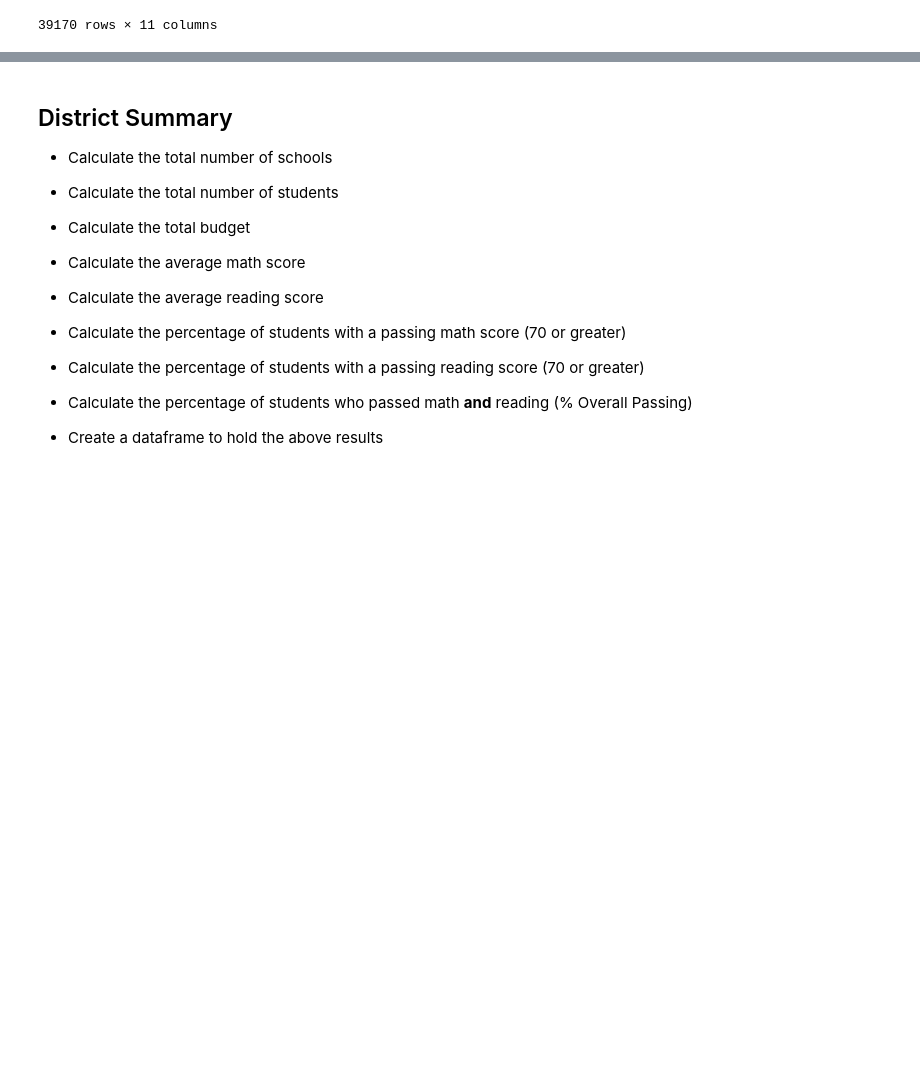
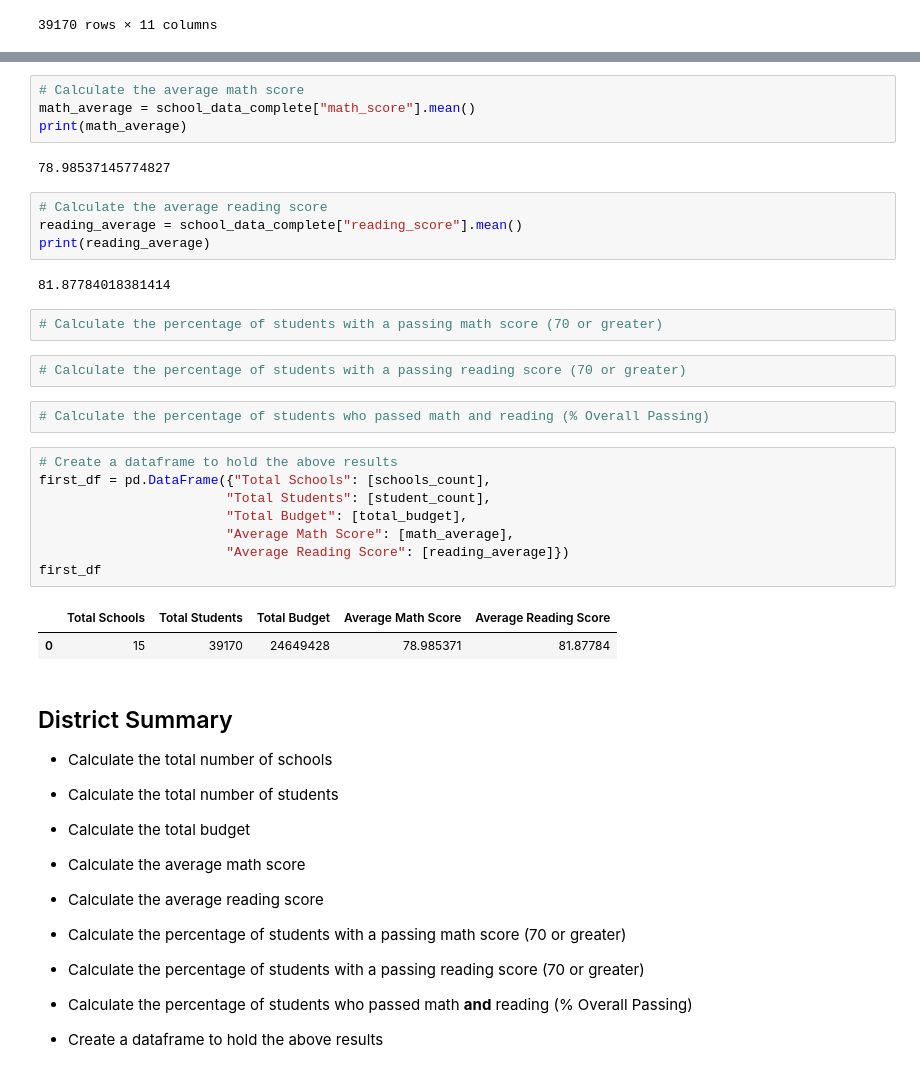
Before and after one commit to lgrayes/pandas-challenge, a Jupyter notebook: PyCitySchools/.ipynb, the cells around one changed output, grey strips where cells are left out. Cells and saved outputs as stored; diff of their text form; blank space fills up the shorter version.

Commit message:
1st DF
first few columns published; accidentally closed out first file I was working on

```diff
--- a/PyCitySchools/.ipynb
+++ b/PyCitySchools/.ipynb
@@ -34,3 +52,32 @@ school_data_complete
+# %%
+# Calculate the average math score
+math_average = school_data_complete["math_score"].mean()
+print(math_average)
+# %% [output]
+78.98537145774827
+# %%
+# Calculate the average reading score
+reading_average = school_data_complete["reading_score"].mean()
+print(reading_average)
+# %% [output]
+81.87784018381414
+# %%
+# Calculate the percentage of students with a passing math score (70 or greater)
+# %%
+# Calculate the percentage of students with a passing reading score (70 or greater)
+# %%
+# Calculate the percentage of students who passed math and reading (% Overall Passing)
+# %%
+# Create a dataframe to hold the above results
+first_df = pd.DataFrame({"Total Schools": [schools_count],
+                        "Total Students": [student_count],
+                        "Total Budget": [total_budget],
+                        "Average Math Score": [math_average],
+                        "Average Reading Score": [reading_average]})
+first_df
+# %% [output]
+|  | Total Schools | Total Students | Total Budget | Average Math Score | Average Reading Score |
+| 0 | 15 | 39170 | 24649428 | 78.985371 | 81.87784 |
 # %% [markdown]
 ## District Summary
 
```
Also changed, not shown: parts of 9 cells of this notebook, 1 other file.
